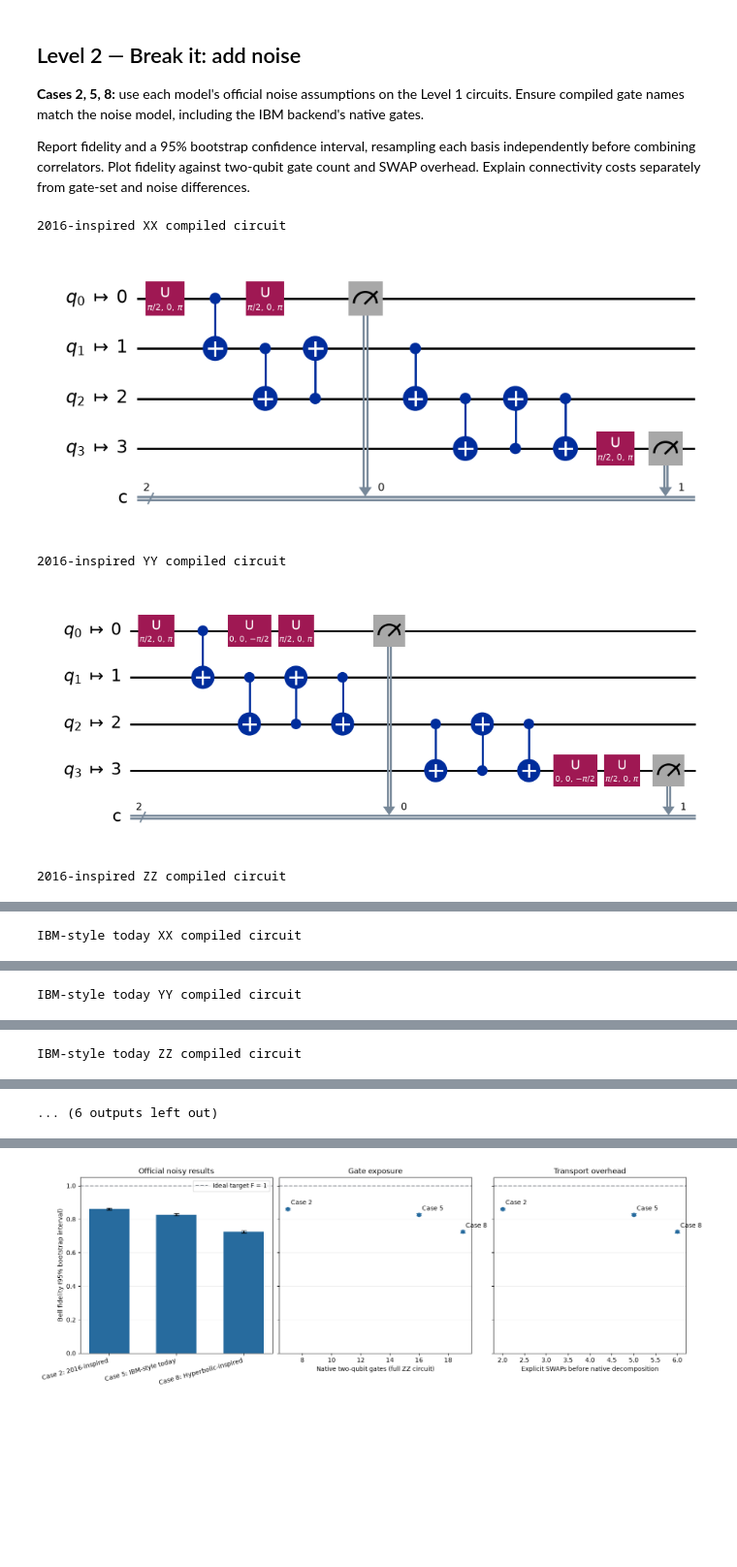
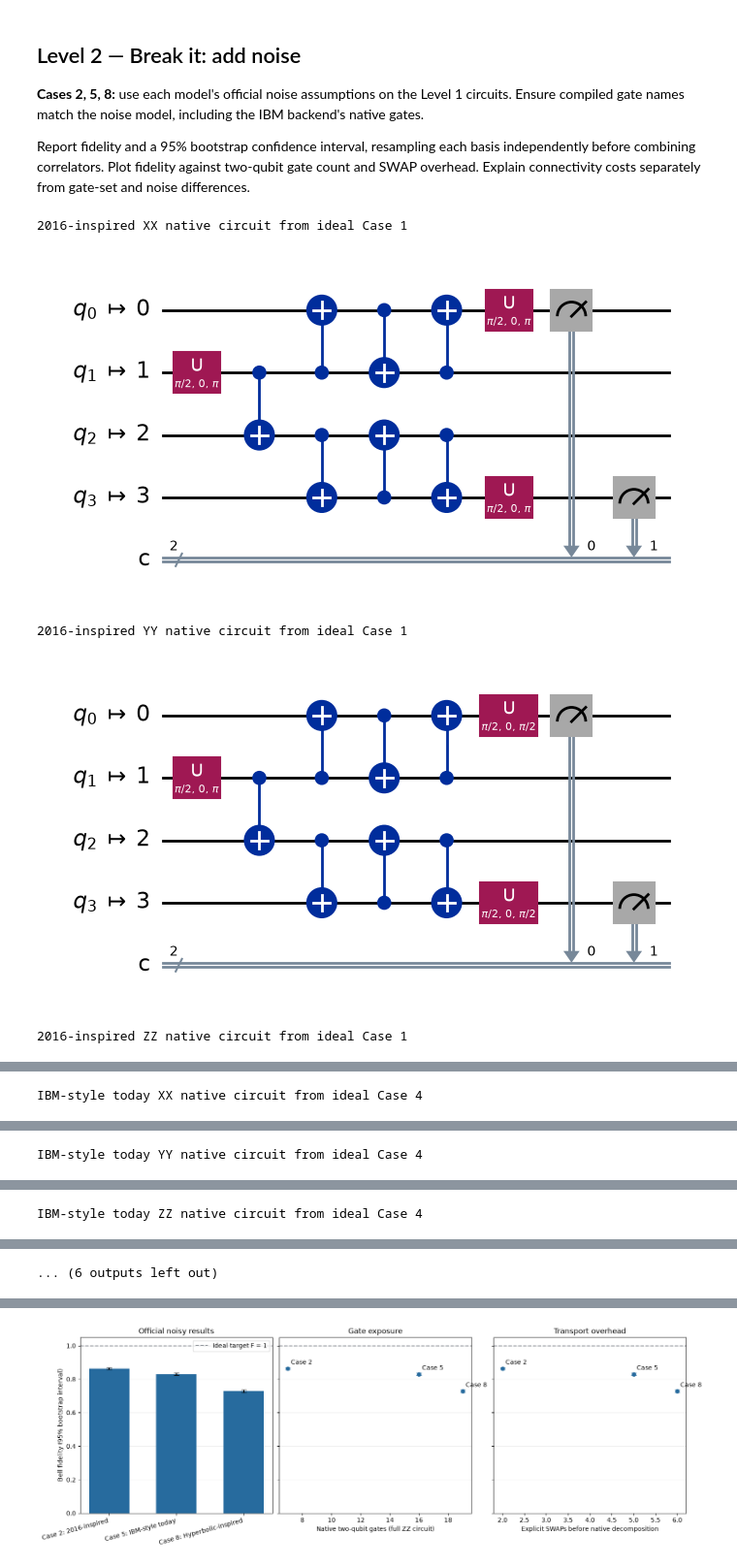
Before and after one commit to Clement-Wright/Geometry-Aware-Quantum-Cloud-Challenge-QCCR, a Jupyter notebook: challenge_submission.ipynb, the cells around one changed output, grey strips where cells are left out. Shown at 97% size. Cells and saved outputs as stored; diff of their text form; code cells hidden in the pictures; blank space fills up the shorter version.

Commit message:
Reuse merged Level 1 circuits across noisy experiments

```diff
--- a/challenge_submission.ipynb
+++ b/challenge_submission.ipynb
@@ -477,24 +508,8 @@ Report fidelity and a 95% bootstrap confidence interval, resampling each basis i
 def level2_measurement_circuit(model_id, basis):
     if basis not in BASIS_ORDER:
         raise ValueError(f"Unsupported Bell measurement basis: {basis}")
-    model = PROCESSORS[model_id]
-    route = processor_routes[model_id]
-    circuit = QuantumCircuit(model.num_qubits, 2, name=f"{model_id}_{basis}")
-    circuit.h(route[0])
-    circuit.cx(route[0], route[1])
-
-    # The first Bell half stays at route[0].
-    # Successive SWAPs carry the other half to the second port at route[-1].
-    for left, right in zip(route[1:-1], route[2:]):
-        circuit.swap(left, right)
-    for port in model.ports:
-        if basis == "YY":
-            # Sdg then H converts a Z readout into a Y measurement.
-            circuit.sdg(port)
-        if basis in ("XX", "YY"):
-            circuit.h(port)
-    circuit.measure(list(model.ports), [0, 1])
-    return circuit
+    # Level 1 supplies the routed Bell circuit and readout for this basis.
+    return LEVEL1[model_id]["runs"][basis]["routed"]
 
 
 def verify_level2_circuit(circuit, model_id):
@@ -518,32 +533,22 @@ def verify_level2_circuit(circuit, model_id):
 # %%
 level2_routed_circuits, level2_native_circuits = {}, {}
 for _, model_id, _ in LEVEL2_CASES:
     model = PROCESSORS[model_id]
+    ideal = LEVEL1[model_id]
+    # Levels 1 and 2 share the same routed and native circuit objects.
     routed = {basis: level2_measurement_circuit(model_id, basis) for basis in BASIS_ORDER}
-
-    # Compile synthetic circuits to u/cx and IBM circuits to the backend's native gates.
-    # Aer uses these gate names to attach the configured noise channels.
-    target = ({"backend": ibm_backend} if model_id == "ibm_today" else
-              {"coupling_map": model.coupling_map(),
-               "basis_gates": list(SYNTHETIC_BASIS_GATES)})
-    native = {}
-    for basis, circuit in routed.items():
-        native[basis] = transpile(
-            circuit, **target, initial_layout=list(range(model.num_qubits)),
-            routing_method="none", optimization_level=OPTIMIZATION_LEVEL, seed_transpiler=SEED,
-        )
-        # The identity layout maps wire q to physical qubit q.
-        # Verify directed gate edges and measurements at the two required physical ports.
-        verify_level2_circuit(native[basis], model_id)
-        print(model.name, basis, "compiled circuit")
-        figure = native[basis].draw(output="mpl", fold=100, idle_wires=False)
+    native = {basis: ideal["runs"][basis]["native"] for basis in BASIS_ORDER}
+    for basis, circuit in native.items():
+        verify_level2_circuit(circuit, model_id)
+        print(model.name, basis, "native circuit from ideal Case", ideal["case"])
+        figure = circuit.draw(output="mpl", fold=100, idle_wires=False)
         display(figure)
         plt.close(figure)
     level2_routed_circuits[model_id] = routed
     level2_native_circuits[model_id] = native
 # %% [output]
-2016-inspired XX compiled circuit
+2016-inspired XX native circuit from ideal Case 1
-[figure, old version]
+[figure, new version]
-2016-inspired YY compiled circuit
+2016-inspired YY native circuit from ideal Case 1
-[figure, old version]
+[figure, new version]
-2016-inspired ZZ compiled circuit
+2016-inspired ZZ native circuit from ideal Case 1
@@ -551 +556 @@ for _, model_id, _ in LEVEL2_CASES:
-IBM-style today XX compiled circuit
+IBM-style today XX native circuit from ideal Case 4
@@ -553 +558 @@ IBM-style today XX compiled circuit
-IBM-style today YY compiled circuit
+IBM-style today YY native circuit from ideal Case 4
@@ -555 +560 @@ IBM-style today YY compiled circuit
-IBM-style today ZZ compiled circuit
+IBM-style today ZZ native circuit from ideal Case 4
```
Also changed, not shown: parts of 8 cells of this notebook.
